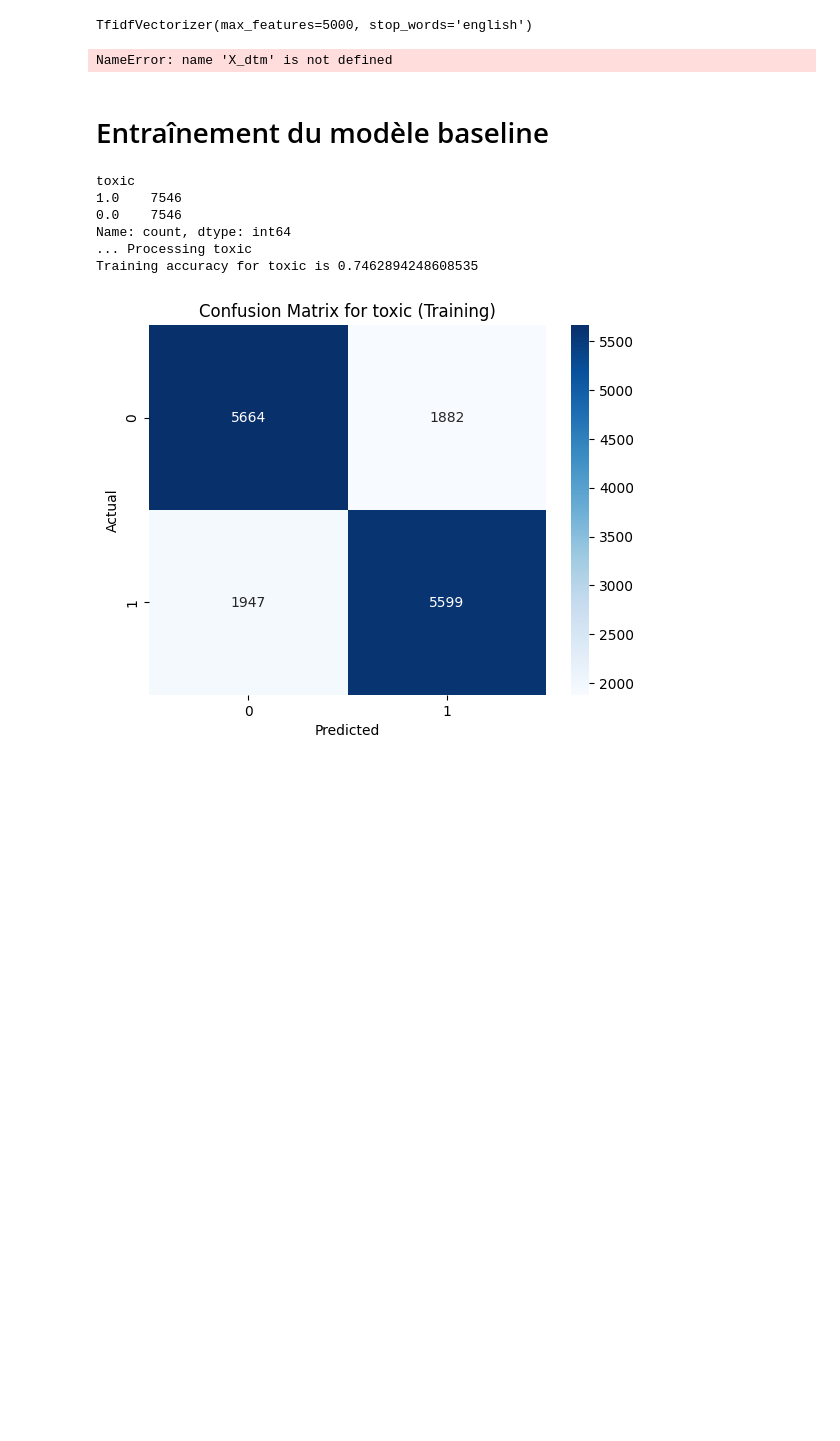
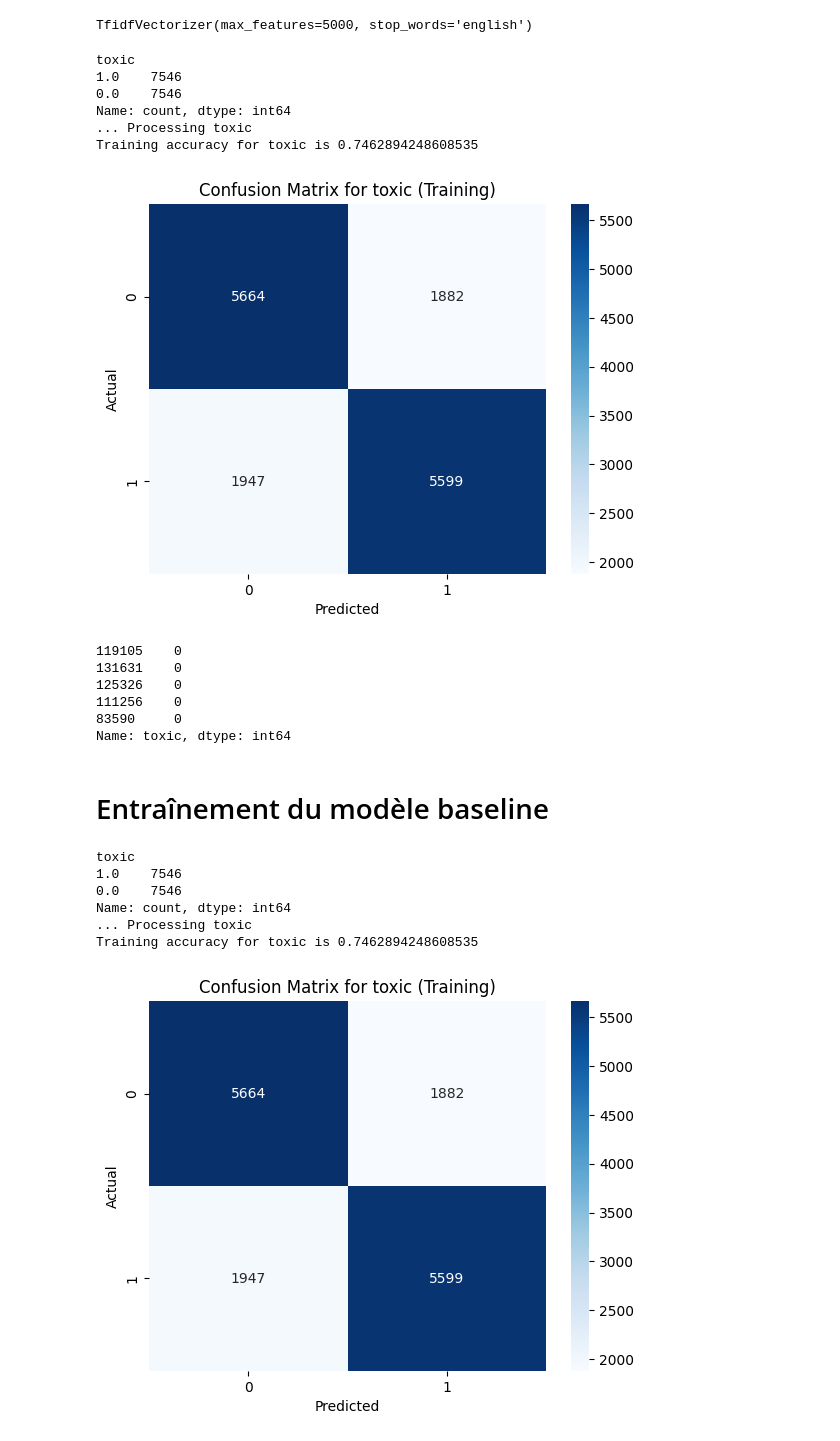
Before and after one commit to Neloxe/nlp-project, a Jupyter notebook: LogisticRegression-Balanced.ipynb, the cells around one changed output. Drawn from its saved outputs; the diff is of its cells as text; code cells hidden in the pictures; blank space fills up the shorter version.

```diff
--- a/LogisticRegression-Balanced.ipynb
+++ b/LogisticRegression-Balanced.ipynb
@@ -507,6 +505,7 @@ import matplotlib.pyplot as plt
 import pandas as pd
 
 # Assuming X_dtm is your document-term matrix and df[labels] are your labels
+label = "toxic"
 
 X_train, X_test, y_train, y_test = train_test_split(X_dtm, df[label], test_size=0.3, random_state=42)
 
@@ -534,47 +533,60 @@ print('... Processing {}'.format(label))
 # Train the logistic regression model
 logreg = LogisticRegression(C=12.0)
 logreg.fit(X_train_undersample, y_train_undersample)
 
 # Predict on the training data
 y_pred_X_train = logreg.predict(X_train_undersample)
 print('Training accuracy for {} is {}'.format(label, accuracy_score(y_train_undersample, y_pred_X_train)))
 
 # Confusion matrix for training data
 cm_train = confusion_matrix(y_train_undersample, y_pred_X_train)
 sns.heatmap(cm_train, annot=True, fmt='d', cmap='Blues')
 plt.title(f'Confusion Matrix for {label} (Training)')
 plt.xlabel('Predicted')
 plt.ylabel('Actual')
 plt.show()
 
 # Ensure X_test has the same features as X_train_undersample
 X_test_df = pd.DataFrame(X_test.toarray(), columns=vect.get_feature_names_out())
 
 # Check for feature consistency
 missing_features = set(X_train_undersample.columns) - set(X_test_df.columns)
 if missing_features:
     print(f"Missing features in X_test: {missing_features}")
     # Add missing features with zero values
     for feature in missing_features:
         X_test_df[feature] = 0
 
 # Reorder columns to match X_train_undersample
 X_test_df = X_test_df[X_train_undersample.columns]
-
-# Predict on the test data
-y_test_label = y_test[label]
-y_pred_X_test = logreg.predict(X_test_df)
-print('Testing accuracy for {} is {}'.format(label, accuracy_score(y_test_label, y_pred_X_test)))
-
-# Confusion matrix for testing data
-cm_test = confusion_matrix(y_test_label, y_pred_X_test)
-sns.heatmap(cm_test, annot=True, fmt='d', cmap='Blues')
-plt.title(f'Confusion Matrix for {label} (Testing)')
-plt.xlabel('Predicted')
-plt.ylabel('Actual')
-plt.show()
 # %% [output]
-NameError: name 'X_dtm' is not defined
+toxic
+1.0    7546
+0.0    7546
+Name: count, dtype: int64
+... Processing toxic
+Training accuracy for toxic is 0.7462894248608535
+[figure, added]
+# %%
+# Predict on the test data
+y_test.head()
+# y_pred_X_test = logreg.predict(X_test_df)
+# print('Testing accuracy for {} is {}'.format(label, accuracy_score(y_test_label, y_pred_X_test)))
+
+# # Confusion matrix for testing data
+# cm_test = confusion_matrix(y_test_label, y_pred_X_test)
+# sns.heatmap(cm_test, annot=True, fmt='d', cmap='Blues')
+# plt.title(f'Confusion Matrix for {label} (Testing)')
+# plt.xlabel('Predicted')
+# plt.ylabel('Actual')
+# plt.show()
+# %% [output]
+119105    0
+131631    0
+125326    0
+111256    0
+83590     0
+Name: toxic, dtype: int64
 # %% [markdown]
 # Entraînement du modèle baseline
 # %%
```
Also changed, not shown: parts of 4 cells of this notebook, 9 other files.
